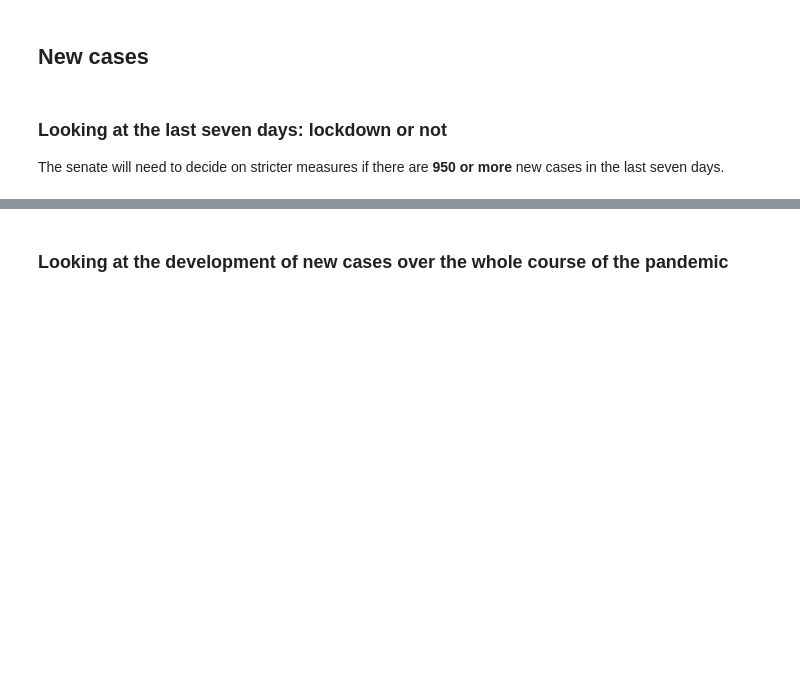
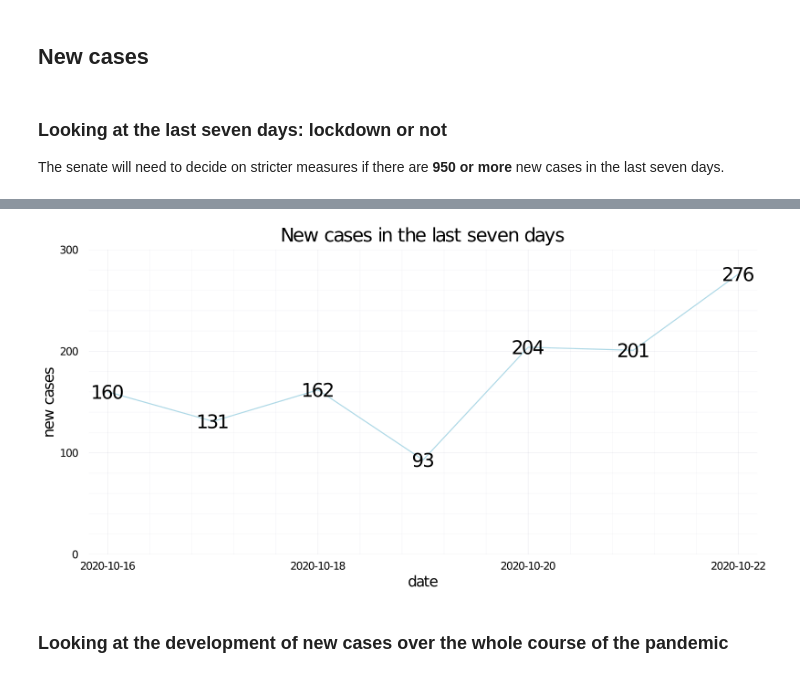
Before and after one commit to oem/Hamburg.jl, a Jupyter notebook: docs/Hamburg.ipynb, the cells around one changed output, grey strips where cells are left out. Drawn from its saved outputs; the diff is of its cells as text; code cells hidden in the pictures; blank space fills up the shorter version.

```diff
--- a/docs/Hamburg.ipynb
+++ b/docs/Hamburg.ipynb
@@ -57,15 +59,17 @@ print("$sumlastweek of 950 new cases in the last seven days.")
 # %%
 taweek = TimeArray(lastweek, timestamp=:recordedat)
 plot(taweek[:new];
     c=:lightblue,
     linecolor=:lightblue,
     label=false,
     series_annotations=string.(values(taweek[:new])),
     title="New cases in the last seven days",
     ylabel="new cases",
     xlabel="date",
-    ylim=(0, 250),
+    ylim=(0, 300),
     size=(800, 400))
+# %% [output]
+[figure, added]
 # %% [markdown]
 ### Looking at the development of new cases over the whole course of the pandemic
 # %%
```
Also changed, not shown: parts of 7 cells of this notebook.
